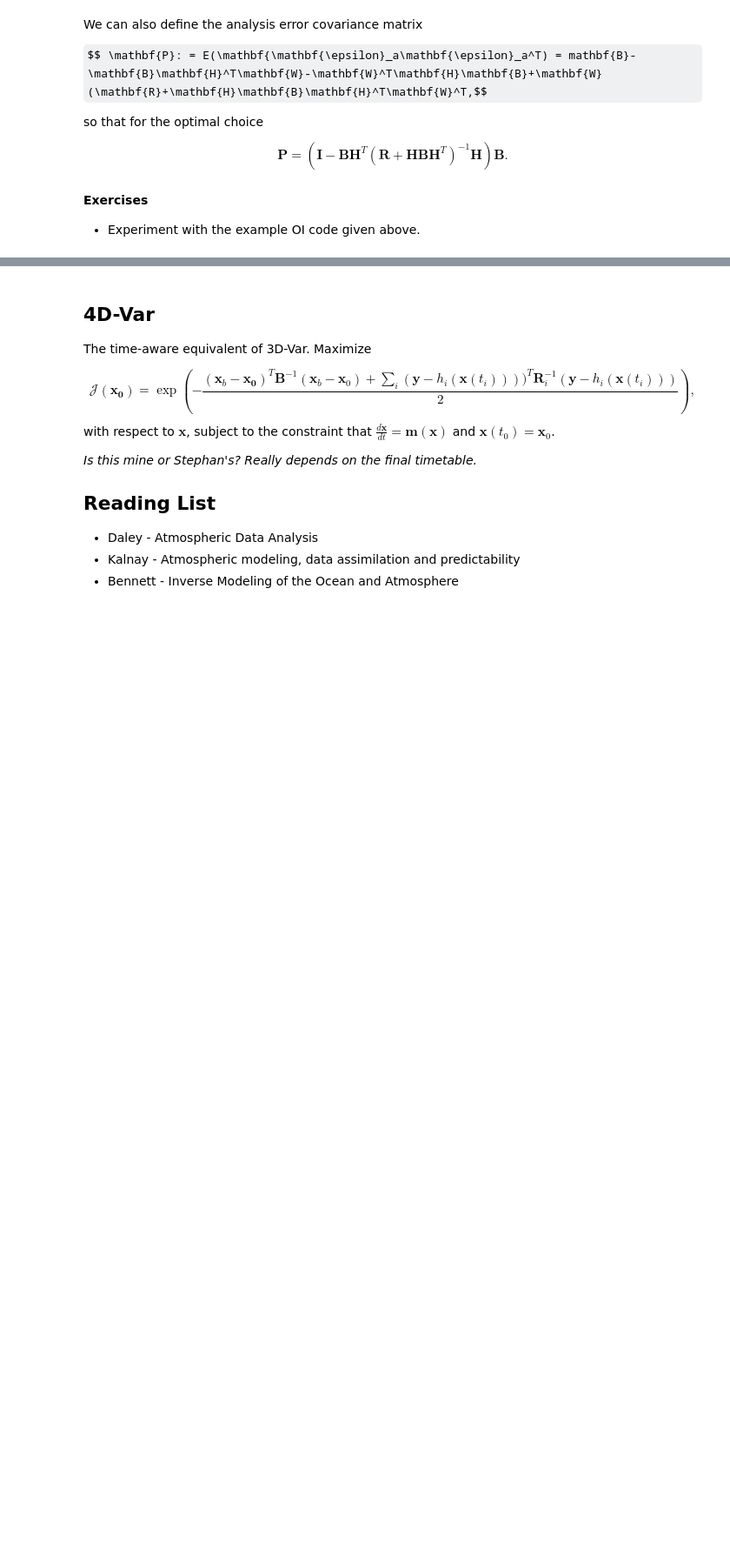
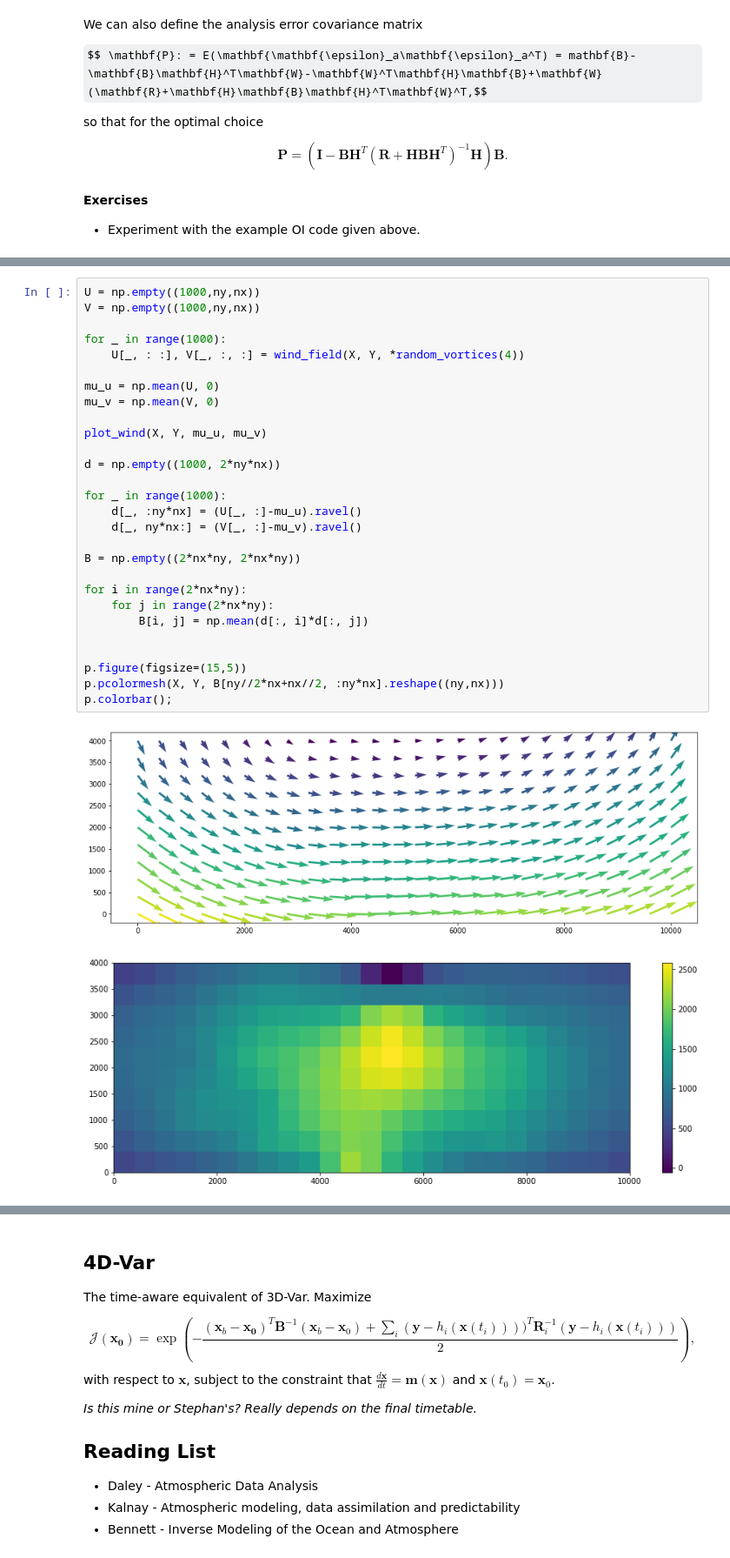
Before and after one commit to jrper/da_lecture, a Jupyter notebook: DataAssimilation.ipynb, the cells around one changed output, grey strips where cells are left out. Shown at 87% size. Drawn from its saved outputs; the diff is of its cells as text; some formulas as TeX source; blank space fills up the shorter version.

```diff
--- a/DataAssimilation.ipynb
+++ b/DataAssimilation.ipynb
@@ -476,0 +561,31 @@ as a function of $\mathbf{x}$.
+# %%
+U = np.empty((1000,ny,nx))
+V = np.empty((1000,ny,nx))
+
+for _ in range(1000):
+    U[_, : :], V[_, :, :] = wind_field(X, Y, *random_vortices(4))
+
+mu_u = np.mean(U, 0)
+mu_v = np.mean(V, 0)
+
+plot_wind(X, Y, mu_u, mu_v)
+
+d = np.empty((1000, 2*ny*nx))
+
+for _ in range(1000):
+    d[_, :ny*nx] = (U[_, :]-mu_u).ravel()
+    d[_, ny*nx:] = (V[_, :]-mu_v).ravel()
+
+B = np.empty((2*nx*ny, 2*nx*ny))
+
+for i in range(2*nx*ny):
+    for j in range(2*nx*ny):
+        B[i, j] = np.mean(d[:, i]*d[:, j])
+
+
+p.figure(figsize=(15,5))
+p.pcolormesh(X, Y, B[ny//2*nx+nx//2, :ny*nx].reshape((ny,nx)))
+p.colorbar();
+# %% [output]
+[figure, added]
+[figure, added]
```
Also changed, not shown: parts of 14 cells of this notebook.
